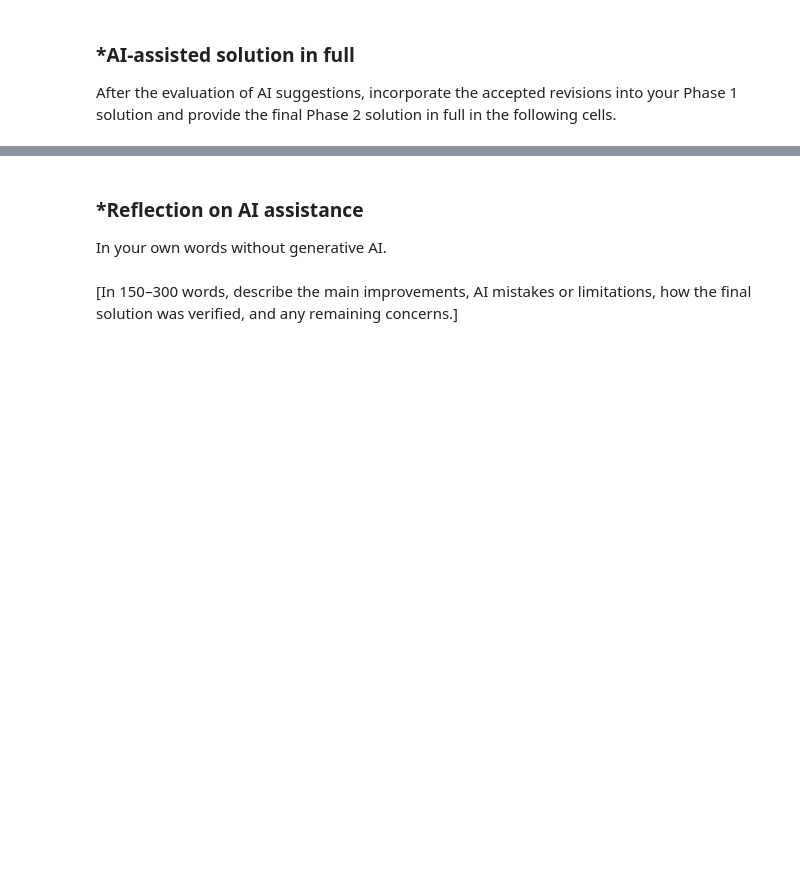
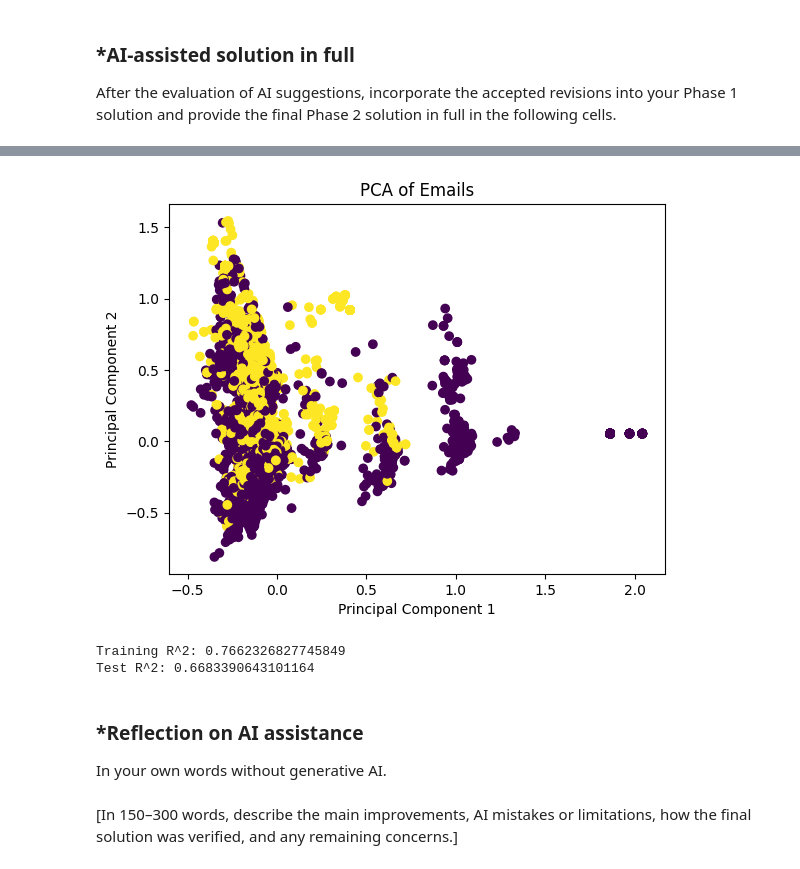
Before and after one commit to jrp0207/A05-pca, a Jupyter notebook: notebook.ipynb, the cells around one changed output, grey strips where cells are left out. Cells and saved outputs as stored; diff of their text form; code cells hidden in the pictures; blank space fills up the shorter version.

```diff
--- a/notebook.ipynb
+++ b/notebook.ipynb
@@ -193,0 +549,13 @@ After the evaluation of AI suggestions, incorporate the accepted revisions into
+# %%
+#Question 2.1
+
+import pandas as pd
+from sklearn.model_selection import train_test_split
+from sklearn.linear_model import LinearRegression
+
+df = pd.read_parquet("Phishing_clean.parquet")
+
+X = df.drop(columns=["Email Type"])
+y = df["Email Type"]
+
+X_train, X_test, y_train, y_test = train_test_split(X, y, test_size=0.2, random_state=42)
@@ -193,0 +594,42 @@ After the evaluation of AI suggestions, incorporate the accepted revisions into
+# %%
+#Question 3
+
+import matplotlib.pyplot as plt
+from sklearn.decomposition import PCA
+
+X = df.drop(columns=["Email Type"])
+y = df["Email Type"]
+
+pca = PCA(n_components=2)
+components = pca.fit_transform(X)
+
+plt.scatter(components[:, 0], components[:, 1], c=y)
+plt.xlabel("Principal Component 1")
+plt.ylabel("Principal Component 2")
+plt.title("PCA of Emails")
+plt.show()
+
+#The two classes overlap in the first two principal components and are not clearly separated. PCA finds directions with the most variance in the data, but these directions do not necessarily separate phishing emails from non-phishing emails.
+# %% [output]
+[figure, added]
+# %%
+#Question 4
+
+
+from sklearn.decomposition import PCA
+from sklearn.linear_model import LinearRegression
+
+pca = PCA(n_components=2610)
+X_train_pca = pca.fit_transform(X_train)
+X_test_pca = pca.transform(X_test)
+
+model_pca = LinearRegression()
+model_pca.fit(X_train_pca, y_train)
+
+print("Training R^2:", model_pca.score(X_train_pca, y_train))
+print("Test R^2:", model_pca.score(X_test_pca, y_test))
+
+#The PCA regression had a training R² of 0.766 and a test R² of 0.668. I would compare these values with the original linear regression results to see whether the performance is similar. Using fewer principal components can reduce overfitting, although it does not guarantee better test performance.
+# %% [output]
+Training R^2: 0.7662326827745849
+Test R^2: 0.6683390643101164
```
Also changed, not shown: parts of 13 cells of this notebook.
